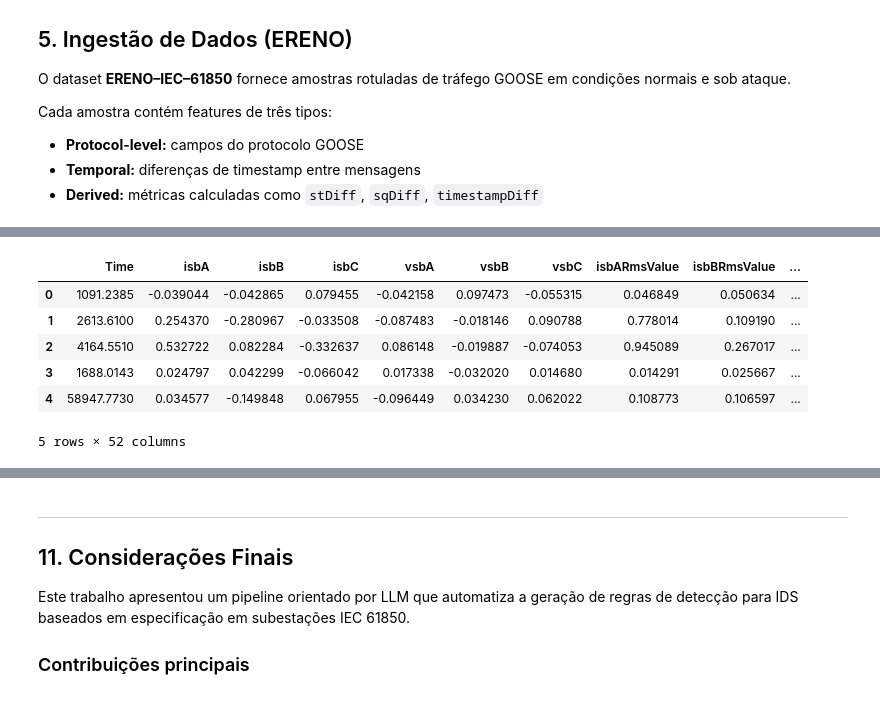
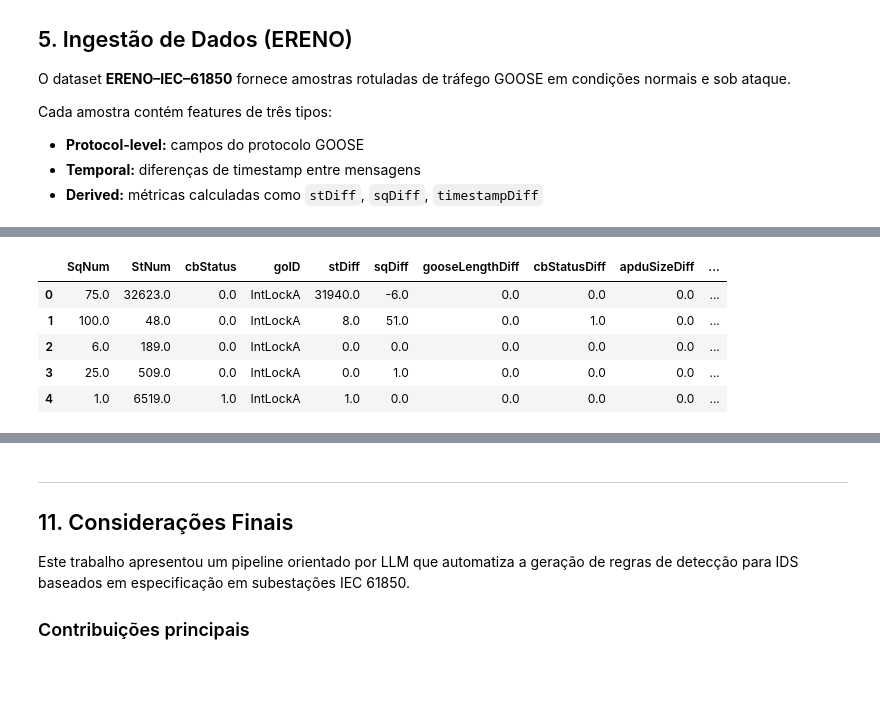
Before and after one commit to lucastuxnet/SBRC_2026, a Jupyter notebook: SBRC_2026_LLM_IDS_GOOSE.ipynb, the cells around one changed output, grey strips where cells are left out. Cells and saved outputs as stored; diff of their text form; code cells hidden in the pictures.

Commit message:
Enhanced prompt and cleaner logic.

```diff
--- a/SBRC_2026_LLM_IDS_GOOSE.ipynb
+++ b/SBRC_2026_LLM_IDS_GOOSE.ipynb
@@ -130,7 +139,6 @@ Cada amostra contém features de três tipos:
 - **Temporal:** diferenças de timestamp entre mensagens
 - **Derived:** métricas calculadas como `stDiff`, `sqDiff`, `timestampDiff`
 # %%
-# 5.1 Caminho do dataset
 from pathlib import Path
 
 DATASET_PATH = Path("small_dataset/test.csv")
@@ -144,6 +152,57 @@ df = pd.read_csv(DATASET_PATH)
 
 print(f"Dataset carregado: {len(df)} amostras, {df.shape[1]} features\n")
 
+# 1) Garante que TODAS as colunas importantes + 'class' sejam consideradas
+IMPORTANT_COLUMNS = [
+    "SqNum",
+    "StNum",
+    "cbStatus",
+    # "ethType",
+    # "gooseAppid",
+    # "gooseLen",
+    # "TPID",
+    # "gocbRef",
+    # "datSet",
+    "goID",
+    # "test",
+    # "confRev",
+    # "numDatSetEntries",
+    # "APDUSize",
+    "stDiff",
+    "sqDiff",
+    "gooseLengthDiff",
+    "cbStatusDiff",
+    "apduSizeDiff",
+    "frameLengthDiff",
+    "timestampDiff",
+    "tDiff",
+    "timeFromLastChange",
+    "delay",
+    "class" ## A classe é importante para o modelo aprender a distinguir ataques de tráfego normal, então deve ser mantida.
+]
+
+# 2) Garante que só usa colunas que existem de fato no df
+available_cols = [c for c in IMPORTANT_COLUMNS if c in df.columns]
+missing_cols = [c for c in IMPORTANT_COLUMNS if c not in df.columns]
+
+print("Colunas usadas no prompt:")
+for c in available_cols:
+    print(" -", c)
+
+if missing_cols:
+    print("\n[Aviso] Colunas não encontradas no dataset e ignoradas:")
+    for c in missing_cols:
+        print(" -", c)
+
+# 3) Cria df_reduced COM APENAS essas colunas (todo o resto é removido)
+df_reduced = df[available_cols].copy()
+print(f"\nDataset reduzido: {len(df_reduced)} amostras, {df_reduced.shape[1]} features\n")
+
+# 4) Confirmar que só sobraram colunas importantes + class:
+print("Colunas finais em df_reduced:")
+for col in df_reduced.columns:
+    print(" -", col)
+
 print("Primeiras linhas:")
-display(df.head())
+display(df_reduced.head())
 # %% [output]
@@ -153,8 +225,7 @@ Dataset carregado: 207 amostras, 52 features
 Primeiras linhas:
-|  | Time | isbA | isbB | isbC | vsbA | vsbB | vsbC | isbARmsValue | isbBRmsValue | ... |
-| 0 | 1091.2385 | -0.039044 | -0.042865 | 0.079455 | -0.042158 | 0.097473 | -0.055315 | 0.046849 | 0.050634 | ... |
-| 1 | 2613.6100 | 0.254370 | -0.280967 | -0.033508 | -0.087483 | -0.018146 | 0.090788 | 0.778014 | 0.109190 | ... |
-| 2 | 4164.5510 | 0.532722 | 0.082284 | -0.332637 | 0.086148 | -0.019887 | -0.074053 | 0.945089 | 0.267017 | ... |
-| 3 | 1688.0143 | 0.024797 | 0.042299 | -0.066042 | 0.017338 | -0.032020 | 0.014680 | 0.014291 | 0.025667 | ... |
-| 4 | 58947.7730 | 0.034577 | -0.149848 | 0.067955 | -0.096449 | 0.034230 | 0.062022 | 0.108773 | 0.106597 | ... |
+|  | SqNum | StNum | cbStatus | goID | stDiff | sqDiff | gooseLengthDiff | cbStatusDiff | apduSizeDiff | ... |
+| 0 | 75.0 | 32623.0 | 0.0 | IntLockA | 31940.0 | -6.0 | 0.0 | 0.0 | 0.0 | ... |
+| 1 | 100.0 | 48.0 | 0.0 | IntLockA | 8.0 | 51.0 | 0.0 | 1.0 | 0.0 | ... |
+| 2 | 6.0 | 189.0 | 0.0 | IntLockA | 0.0 | 0.0 | 0.0 | 0.0 | 0.0 | ... |
+| 3 | 25.0 | 509.0 | 0.0 | IntLockA | 0.0 | 1.0 | 0.0 | 0.0 | 0.0 | ... |
+| 4 | 1.0 | 6519.0 | 1.0 | IntLockA | 1.0 | 0.0 | 0.0 | 0.0 | 0.0 | ... |
-5 rows × 52 columns
```
Also changed, not shown: parts of 25 cells of this notebook, 11 other files.
